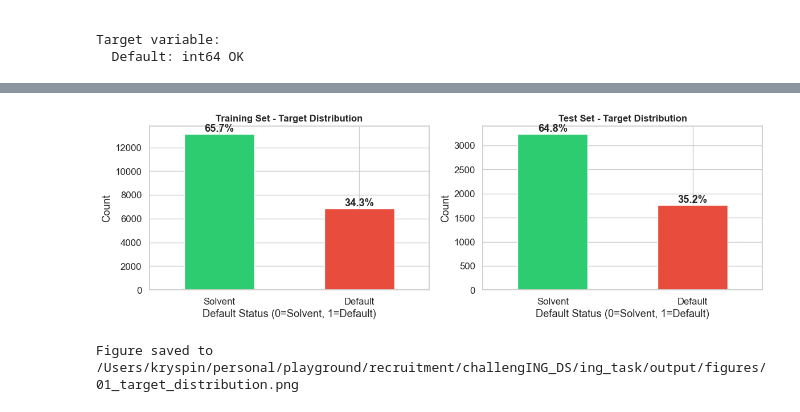
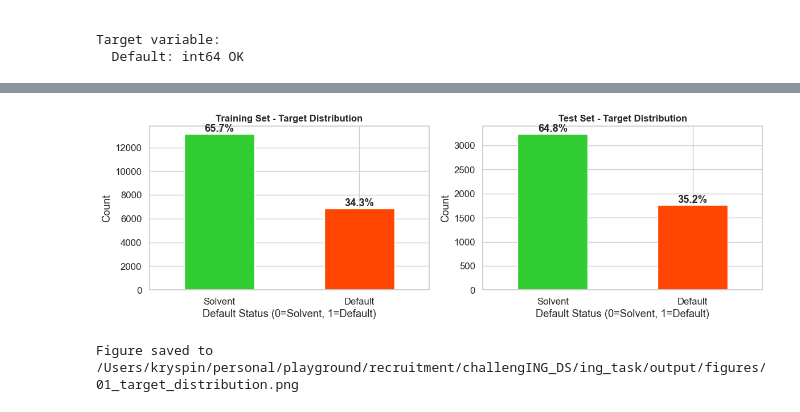
Before and after one commit to expigo/challenging_ds, a Jupyter notebook: notebooks/01_eda.ipynb, the cells around one changed output, grey strips where cells are left out. Cells and saved outputs as stored; diff of their text form; code cells hidden in the pictures.

```diff
--- a/notebooks/01_eda.ipynb
+++ b/notebooks/01_eda.ipynb
@@ -208,13 +212,16 @@ print(f"  Class 1 (Default): {test_target_dist[1]:,} ({test_target_pct[1]:.2f}%)
 
 # check if dists are similar (proper train/test split)
 diff = abs(train_target_pct[1] - test_target_pct[1])
-print(f"\nDifference in default rate: {diff:.2f} percentage points")
+print(f"\n\nDifference in default rate: {diff:.2f} percentage points")
 
 # Visualize the distribution
+print ("\n")
 fig, (ax1, ax2) = plt.subplots(1, 2, figsize=(12, 4))
 
+colors = [Color.GREEN.value, Color.RED.value]
+
 # Training set distribution
-train_target_dist.plot(kind='bar', ax=ax1, color=['#2ecc71', '#e74c3c'])
+train_target_dist.plot(kind='bar', ax=ax1, color=colors)
 ax1.set_title('Training Set - Target Distribution', fontsize=12, fontweight='bold')
 ax1.set_xlabel('Default Status (0=Solvent, 1=Default)')
 ax1.set_ylabel('Count')
@@ -223,7 +230,7 @@ for i, v in enumerate(train_target_dist):
     ax1.text(i, v + 200, f'{train_target_pct[i]:.1f}%', ha='center', fontweight='bold')
 
 # Test set distribution
-test_target_dist.plot(kind='bar', ax=ax2, color=['#2ecc71', '#e74c3c'])
+test_target_dist.plot(kind='bar', ax=ax2, color=colors)
 ax2.set_title('Test Set - Target Distribution', fontsize=12, fontweight='bold')
 ax2.set_xlabel('Default Status (0=Solvent, 1=Default)')
 ax2.set_ylabel('Count')
@@ -252,3 +260,3 @@ Test set:
 Difference in default rate: 0.88 percentage points
-[figure, old version]
+[figure, new version]
 Figure saved to /Users/kryspin/personal/playground/recruitment/challengING_DS/ing_task/output/figures/01_target_distribution.png
```
Also changed, not shown: parts of 6 cells of this notebook.
